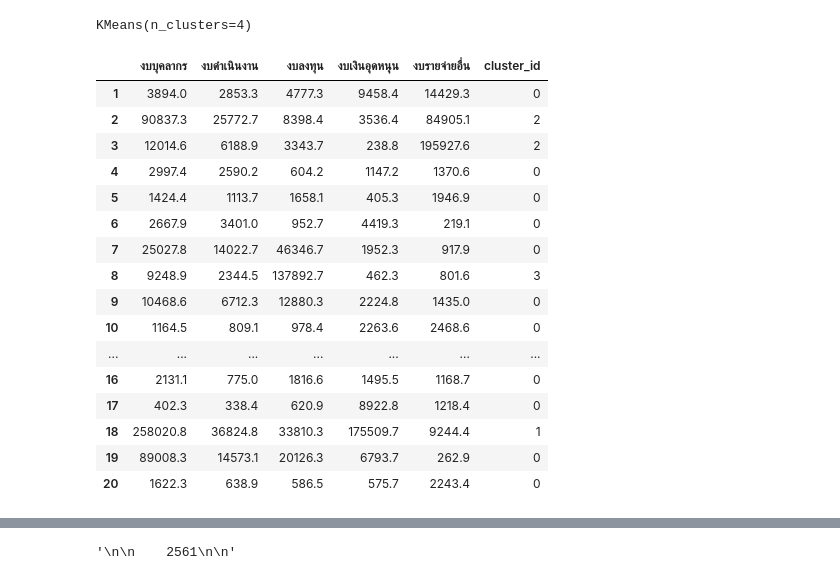
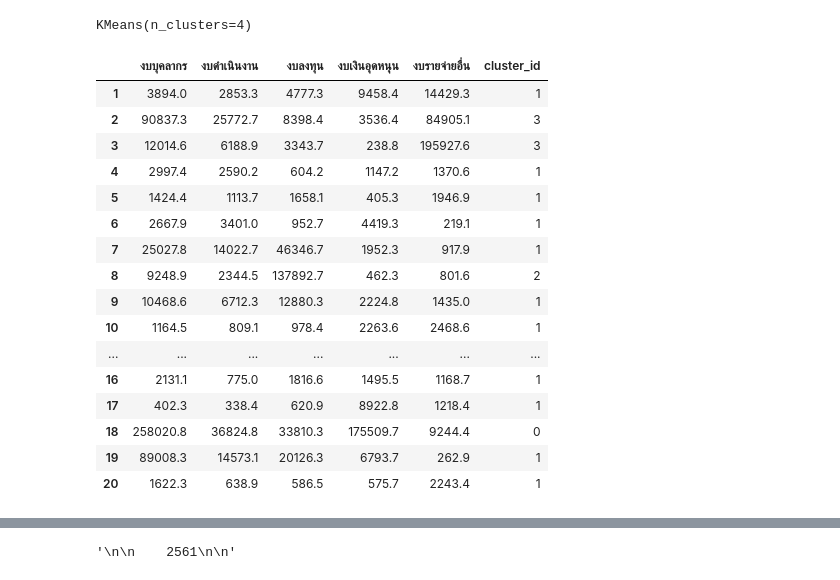
Before and after one commit to pant411/Assignment2_Stat_pp, a Jupyter notebook: part-cluster/cluster_analysis.ipynb, the cells around one changed output, grey strips where cells are left out. Saved outputs shown, nothing was run; the diff lists cells and outputs as text; code cells hidden in the pictures.

```diff
--- a/part-cluster/cluster_analysis.ipynb
+++ b/part-cluster/cluster_analysis.ipynb
@@ -670,6 +672,7 @@ dtype: float64
 '\n\n    2560\n\n'
 # %%
 k_mean_data_2560 = pd.read_excel('assignment2_clustering_data.xlsx',sheet_name='2560').drop([0,21,22,23,24,25,26,27,28,29,30]).drop("รวม",axis=1).drop("กระทรวง-งบรายจ่าย",axis=1)
+k_mean_data2_2560 = pd.read_excel('assignment2_clustering_data.xlsx',sheet_name='2560').drop([0,21,22,23,24,25,26,27,28,29,30]).drop("รวม",axis=1)
 k_mean_data_2560
 # %% [output]
 |  | งบบุคลากร | งบดําเนินงาน | งบลงทุน | งบเงินอุดหนุน | งบรายจ่ายอื่น |
@@ -726,25 +729,26 @@ KMeans(n_clusters=4)
 # %%
 cluster_predictions = kmeans.predict(k_mean_data_2560_normalized)
 k_mean_data_2560['cluster_id'] = cluster_predictions
+k_mean_data2_2560['cluster_id'] = cluster_predictions
 k_mean_data_2560
 # %% [output]
 |  | งบบุคลากร | งบดําเนินงาน | งบลงทุน | งบเงินอุดหนุน | งบรายจ่ายอื่น | cluster_id |
-| 1 | 3894.0 | 2853.3 | 4777.3 | 9458.4 | 14429.3 | 0 |
-| 2 | 90837.3 | 25772.7 | 8398.4 | 3536.4 | 84905.1 | 2 |
-| 3 | 12014.6 | 6188.9 | 3343.7 | 238.8 | 195927.6 | 2 |
-| 4 | 2997.4 | 2590.2 | 604.2 | 1147.2 | 1370.6 | 0 |
-| 5 | 1424.4 | 1113.7 | 1658.1 | 405.3 | 1946.9 | 0 |
-| 6 | 2667.9 | 3401.0 | 952.7 | 4419.3 | 219.1 | 0 |
-| 7 | 25027.8 | 14022.7 | 46346.7 | 1952.3 | 917.9 | 0 |
-| 8 | 9248.9 | 2344.5 | 137892.7 | 462.3 | 801.6 | 3 |
-| 9 | 10468.6 | 6712.3 | 12880.3 | 2224.8 | 1435.0 | 0 |
-| 10 | 1164.5 | 809.1 | 978.4 | 2263.6 | 2468.6 | 0 |
+| 1 | 3894.0 | 2853.3 | 4777.3 | 9458.4 | 14429.3 | 1 |
+| 2 | 90837.3 | 25772.7 | 8398.4 | 3536.4 | 84905.1 | 3 |
+| 3 | 12014.6 | 6188.9 | 3343.7 | 238.8 | 195927.6 | 3 |
+| 4 | 2997.4 | 2590.2 | 604.2 | 1147.2 | 1370.6 | 1 |
+| 5 | 1424.4 | 1113.7 | 1658.1 | 405.3 | 1946.9 | 1 |
+| 6 | 2667.9 | 3401.0 | 952.7 | 4419.3 | 219.1 | 1 |
+| 7 | 25027.8 | 14022.7 | 46346.7 | 1952.3 | 917.9 | 1 |
+| 8 | 9248.9 | 2344.5 | 137892.7 | 462.3 | 801.6 | 2 |
+| 9 | 10468.6 | 6712.3 | 12880.3 | 2224.8 | 1435.0 | 1 |
+| 10 | 1164.5 | 809.1 | 978.4 | 2263.6 | 2468.6 | 1 |
 | ... | ... | ... | ... | ... | ... | ... |
-| 16 | 2131.1 | 775.0 | 1816.6 | 1495.5 | 1168.7 | 0 |
-| 17 | 402.3 | 338.4 | 620.9 | 8922.8 | 1218.4 | 0 |
-| 18 | 258020.8 | 36824.8 | 33810.3 | 175509.7 | 9244.4 | 1 |
-| 19 | 89008.3 | 14573.1 | 20126.3 | 6793.7 | 262.9 | 0 |
-| 20 | 1622.3 | 638.9 | 586.5 | 575.7 | 2243.4 | 0 |
+| 16 | 2131.1 | 775.0 | 1816.6 | 1495.5 | 1168.7 | 1 |
+| 17 | 402.3 | 338.4 | 620.9 | 8922.8 | 1218.4 | 1 |
+| 18 | 258020.8 | 36824.8 | 33810.3 | 175509.7 | 9244.4 | 0 |
+| 19 | 89008.3 | 14573.1 | 20126.3 | 6793.7 | 262.9 | 1 |
+| 20 | 1622.3 | 638.9 | 586.5 | 575.7 | 2243.4 | 1 |
 # %%
 k_mean_data_2560.cluster_id.value_counts()
 # %% [output]
```
Also changed, not shown: parts of 74 cells of this notebook.
